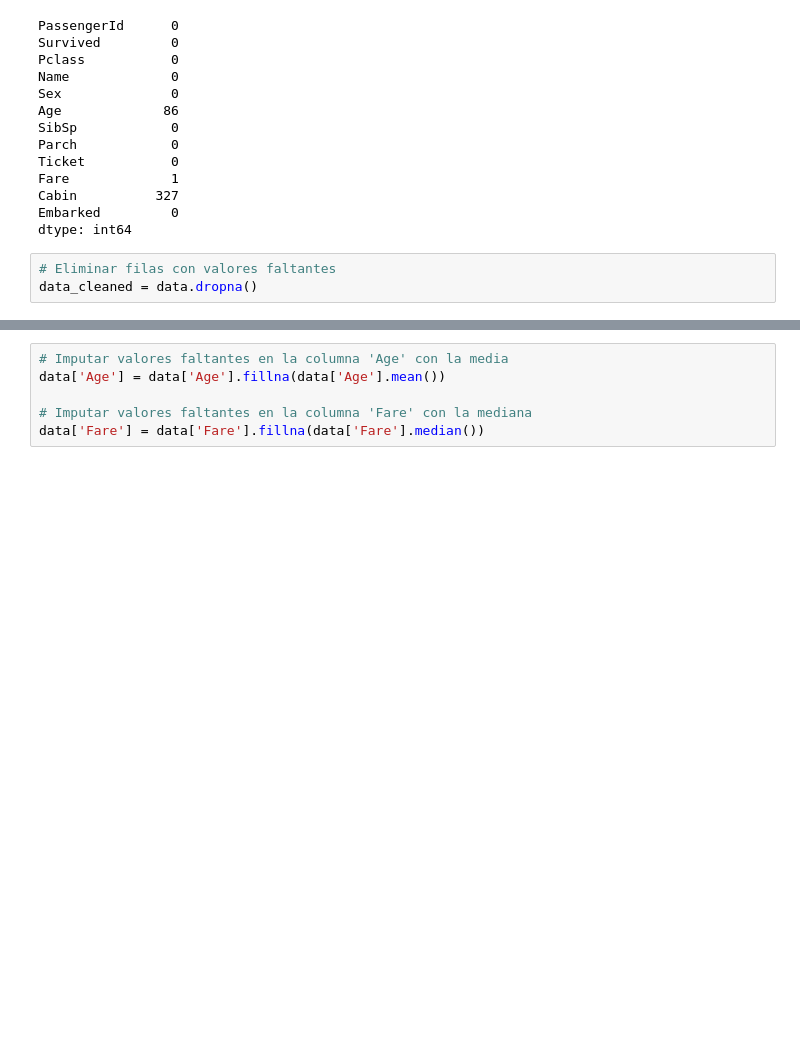
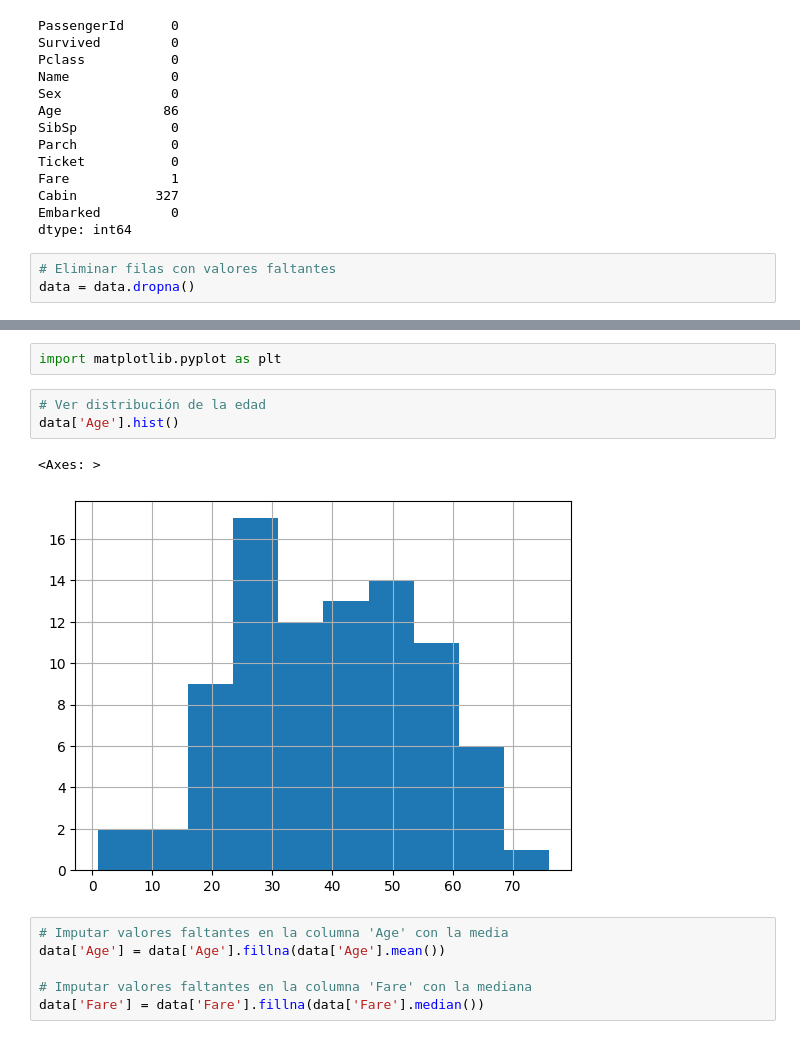
Before and after one commit to Walt9819/machine-learning, a Jupyter notebook: code/2_preprocesamiento.ipynb, the cells around one changed output, grey strips where cells are left out. Saved outputs shown, nothing was run; the diff lists cells and outputs as text; blank space fills up the shorter version.

```diff
--- a/code/2_preprocesamiento.ipynb
+++ b/code/2_preprocesamiento.ipynb
@@ -72,4 +99,4 @@ Embarked         0
 dtype: int64
 # %%
 # Eliminar filas con valores faltantes
-data_cleaned = data.dropna()
+data = data.dropna()
@@ -76,3 +109,11 @@ data_cleaned = data.dropna()
+# %%
+import matplotlib.pyplot as plt
+# %%
+# Ver distribución de la edad
+data['Age'].hist()
+# %% [output]
+<Axes: >
+[figure, added]
 # %%
 # Imputar valores faltantes en la columna 'Age' con la media
 data['Age'] = data['Age'].fillna(data['Age'].mean())
```
Also changed, not shown: parts of 8 cells of this notebook, 12 other files.
